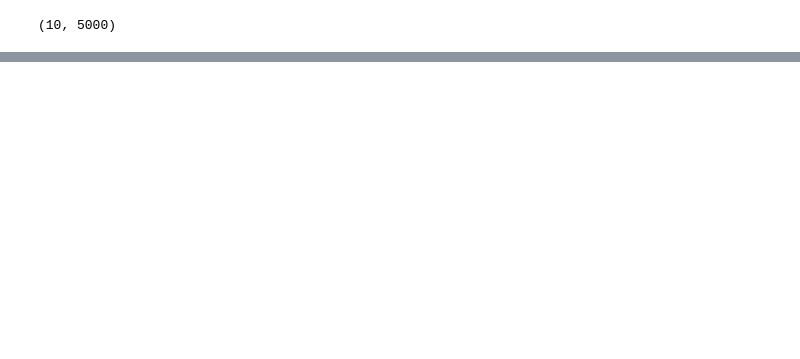
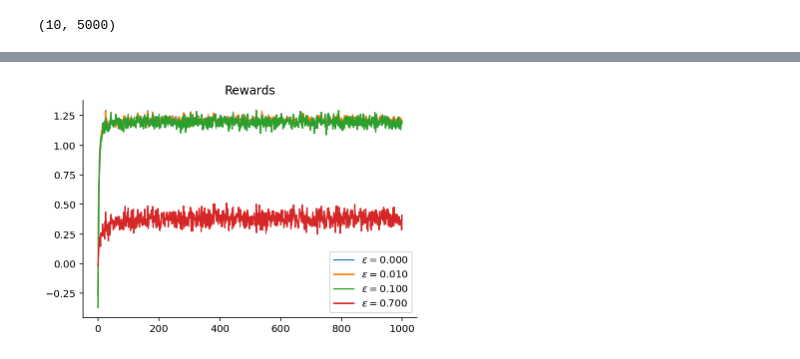
Before and after one commit to gerdm/reinforcement-learning, a Jupyter notebook: ch01/epsilon-greedy.ipynb, the cells around one changed output, grey strips where cells are left out. Drawn from its saved outputs; the diff is of its cells as text; code cells hidden in the pictures; blank space fills up the shorter version.

```diff
--- a/ch01/epsilon-greedy.ipynb
+++ b/ch01/epsilon-greedy.ipynb
@@ -138,0 +110,5 @@ plt.plot(reward_sims.mean(axis=0))
+# %%
+%%time
+eps_greedy_sims_multiple = jax.vmap(eps_greedy_sims, in_axes=(None, 0))
+eps_values = jnp.array([0., 0.01, 0.1, 0.7])
+_, (reward_sims_multiple, action_sims_multiple) = eps_greedy_sims_multiple(keys, eps_values)
@@ -138,0 +118,7 @@ plt.plot(reward_sims.mean(axis=0))
+# %%
+plt.plot(reward_sims_multiple.mean(axis=1).T)
+legends = ["$\epsilon=$"f"{eps:0.3f}" for eps in eps_values]
+plt.title("Rewards")
+plt.legend(legends);
+# %% [output]
+[figure, added]
```
Also changed, not shown: parts of 18 cells of this notebook.
